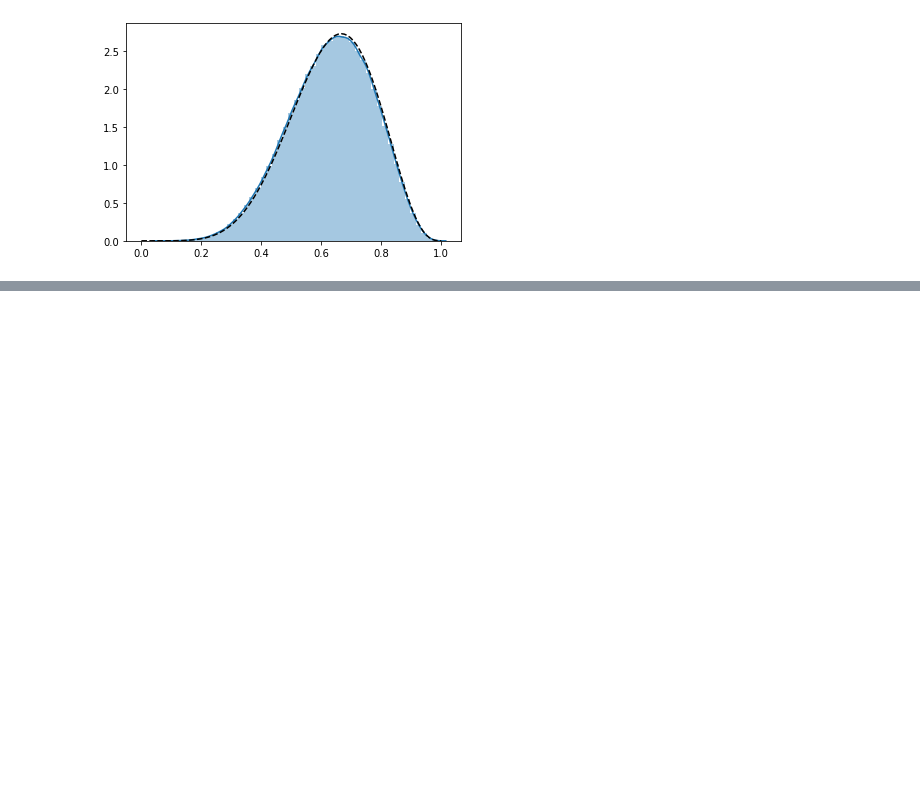
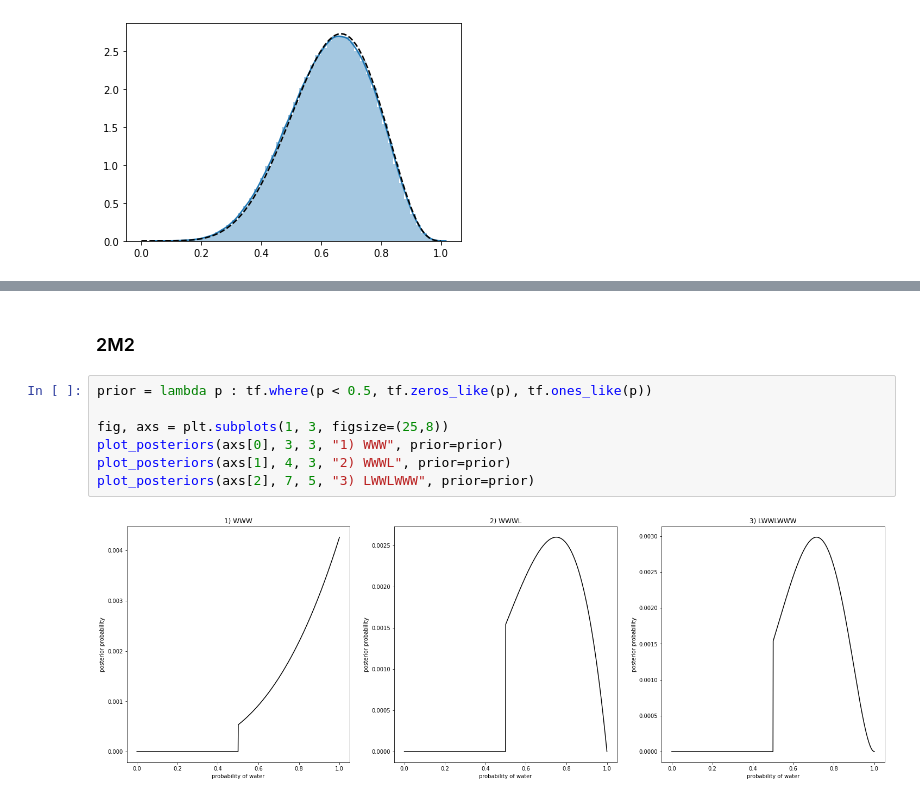
Before and after one commit to kms15/reading_notes, a Jupyter notebook: StatisticalRethinking/StatisticalRethinkingCh2.ipynb, the cells around one changed output, grey strips where cells are left out. Cells and saved outputs as stored; diff of their text form; blank space fills up the shorter version.

```diff
--- a/StatisticalRethinking/StatisticalRethinkingCh2.ipynb
+++ b/StatisticalRethinking/StatisticalRethinkingCh2.ipynb
@@ -273,0 +366,11 @@ plt.plot(x, tfd.Beta(W+1, L+1).prob(x), '--k');
+# %% [markdown]
+### 2M2
+# %%
+prior = lambda p : tf.where(p < 0.5, tf.zeros_like(p), tf.ones_like(p))
+
+fig, axs = plt.subplots(1, 3, figsize=(25,8))
+plot_posteriors(axs[0], 3, 3, "1) WWW", prior=prior)
+plot_posteriors(axs[1], 4, 3, "2) WWWL", prior=prior)
+plot_posteriors(axs[2], 7, 5, "3) LWWLWWW", prior=prior)
+# %% [output]
+[figure, added]
```
Also changed, not shown: parts of 19 cells of this notebook.
